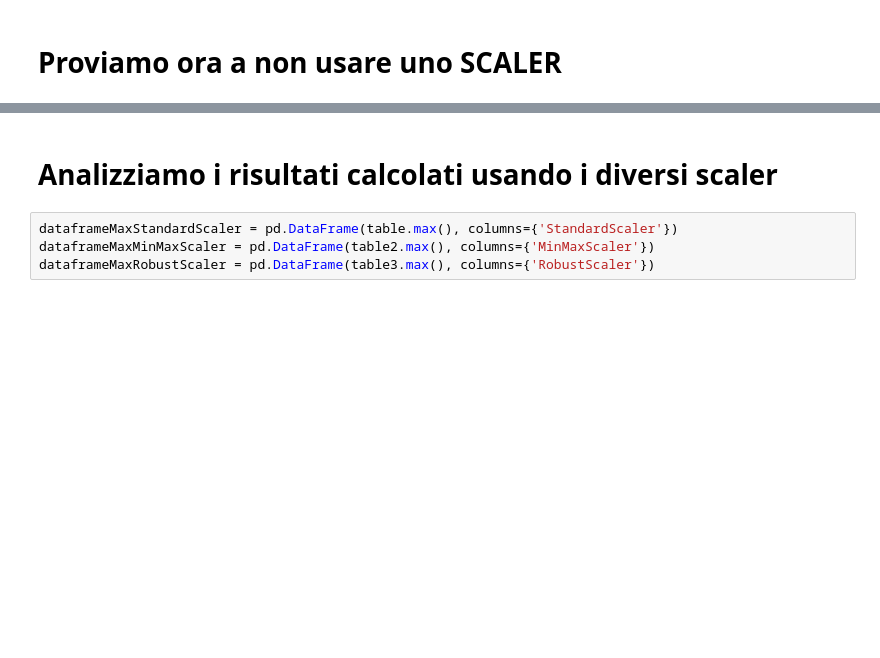
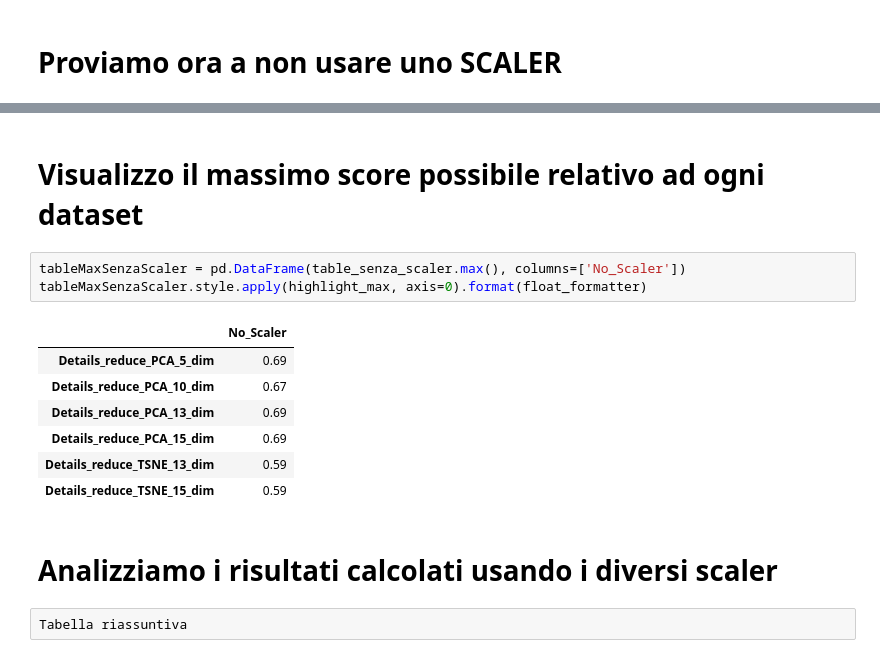
Before and after one commit to aleberans/Analisi-dati-per-problemi-di-medicina-legale, a Jupyter notebook: codice/classificazione-investiti.ipynb, the cells around one changed output, grey strips where cells are left out. Saved outputs shown, nothing was run; the diff lists cells and outputs as text; blank space fills up the shorter version.

```diff
--- a/codice/classificazione-investiti.ipynb
+++ b/codice/classificazione-investiti.ipynb
@@ -609,7 +617,18 @@ table_senza_scaler = pd.DataFrame(risultati_senza_scaler)
+# %% [markdown]
+# Visualizzo il massimo score possibile relativo ad ogni dataset
+# %%
+tableMaxSenzaScaler = pd.DataFrame(table_senza_scaler.max(), columns=['No_Scaler'])
+tableMaxSenzaScaler.style.apply(highlight_max, axis=0).format(float_formatter)
+# %% [output]
+|  | No_Scaler |
+| Details_reduce_PCA_5_dim | 0.69 |
+| Details_reduce_PCA_10_dim | 0.67 |
+| Details_reduce_PCA_13_dim | 0.69 |
+| Details_reduce_PCA_15_dim | 0.69 |
+| Details_reduce_TSNE_13_dim | 0.59 |
+| Details_reduce_TSNE_15_dim | 0.59 |
 # %% [markdown]
 # Analizziamo i risultati calcolati usando i diversi scaler
-# %%
-dataframeMaxStandardScaler = pd.DataFrame(table.max(), columns={'StandardScaler'})
-dataframeMaxMinMaxScaler = pd.DataFrame(table2.max(), columns={'MinMaxScaler'})
-dataframeMaxRobustScaler = pd.DataFrame(table3.max(), columns={'RobustScaler'})
+# %%
+Tabella riassuntiva
 # %%
```
Also changed, not shown: parts of 32 cells of this notebook, 4 other files.
